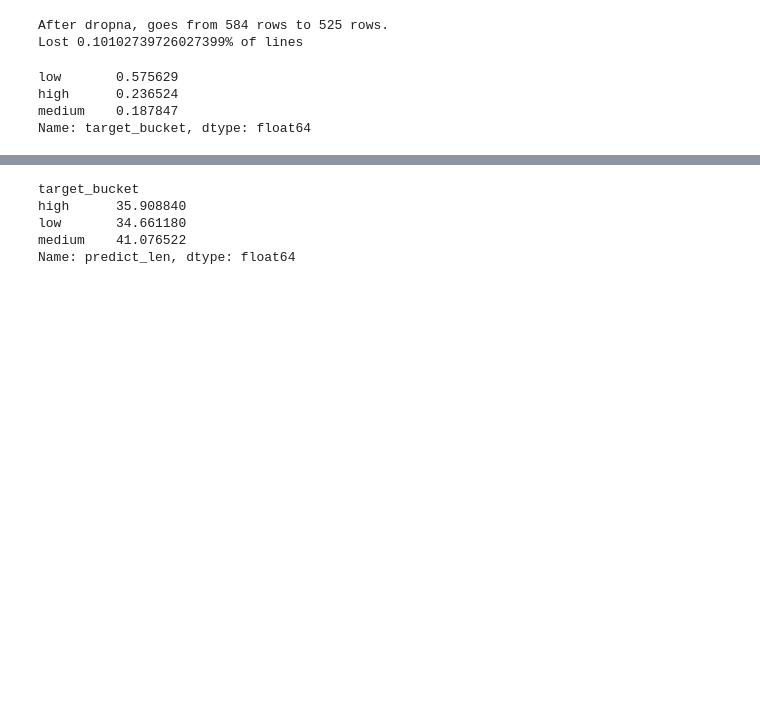
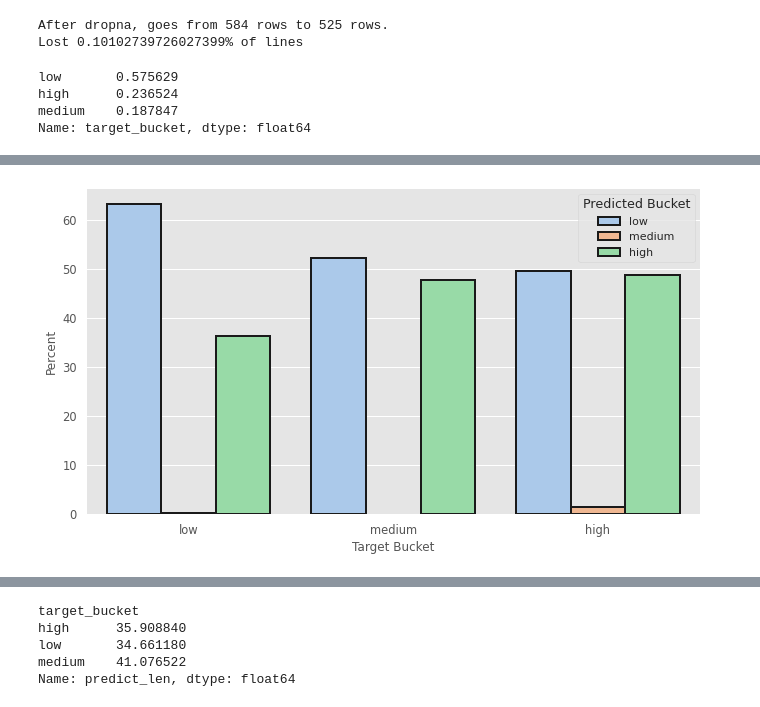
Before and after one commit to rocabrera/language-uncertainty, a Jupyter notebook: exploring_experiments.ipynb, the cells around one changed output, grey strips where cells are left out. Drawn from its saved outputs; the diff is of its cells as text; code cells hidden in the pictures; blank space fills up the shorter version.

```diff
--- a/exploring_experiments.ipynb
+++ b/exploring_experiments.ipynb
@@ -25,11 +25,16 @@ Drive already mounted at /content/drive; to attempt to forcibly remount, call dr
 import pandas as pd
 import numpy as np
 import plotly.graph_objects as go
+import seaborn as sns
+sns.set(font_scale=1.05)
+
+import matplotlib.pyplot as plt
+plt.style.use("ggplot")
 # %% [markdown]
 ## 1. Using real values for uncertainty
 # %%
-df_train_results = pd.read_csv('/content/drive/MyDrive/squadshifts_aggregated_not_bucket_with_predictions/squadshifts_aggregated_not_bucket_with_predictions_train.csv')
-df_test_results = pd.read_csv('/content/drive/MyDrive/squadshifts_aggregated_not_bucket_with_predictions/squadshifts_aggregated_not_bucket_with_predictions_test.csv')
+df_train_results = pd.read_csv('/content/drive/MyDrive/UNICAMP/squadshifts_aggregated_not_bucket_with_predictions_train.csv')
+df_test_results = pd.read_csv('/content/drive/MyDrive/UNICAMP/squadshifts_aggregated_not_bucket_with_predictions_test.csv')
 # %%
 def split_uncertainty(df: pd.DataFrame):
   def convert_to_float(uncertainty: str):
@@ -92,0 +85,10 @@ Name: predicted_bucket, dtype: float64
+# %%
+aux = (df_test_results.groupby('target_bucket')['predicted_bucket']
+                      .value_counts(normalize=True)
+                      .mul(100)
+                      .rename('Percent')
+                      .reset_index()
+                      .rename(columns={"predicted_bucket": "Predicted Bucket",
+                                       "target_bucket": "Target Bucket"})
+)
+aux
@@ -92,0 +105,18 @@ Name: predicted_bucket, dtype: float64
+# %%
+fig, ax = plt.subplots(figsize = (11,6))
+sns.barplot(data=aux,
+            x="Target Bucket",
+            y="Percent",
+            hue="Predicted Bucket",
+            linewidth=2,
+            edgecolor="k",
+            order=["low", "medium", "high"],
+            hue_order=["low", "medium", "high"],
+            palette="pastel",
+            ax=ax)
+
+plt.legend(loc="upper right", fontsize=11, title="Predicted Bucket")
+plt.savefig("/content/not_bucket_results.png", format="png")
+plt.show()
+# %% [output]
+[figure, added]
```
Also changed, not shown: parts of 9 cells of this notebook.
